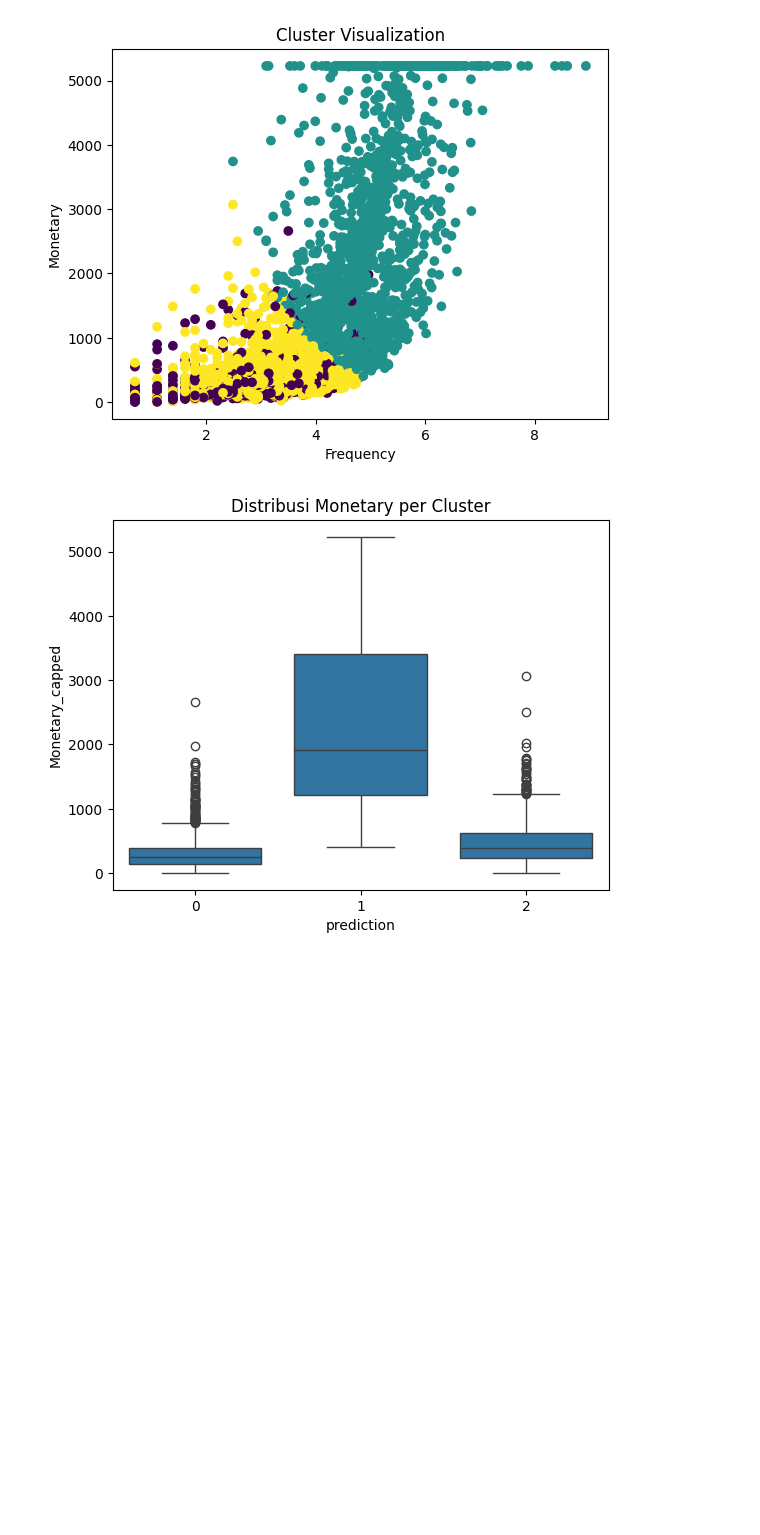
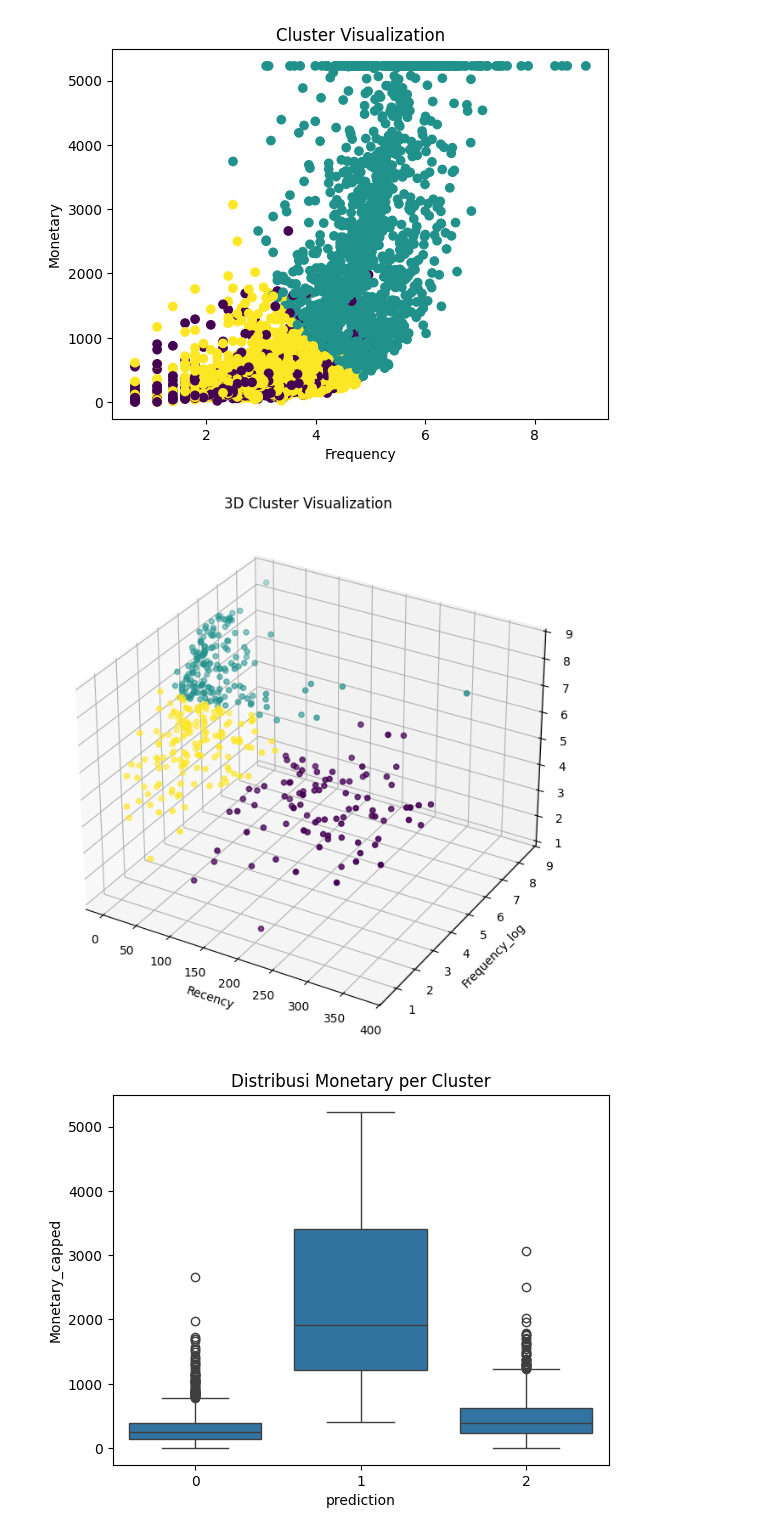
Before and after one commit to raudhatulathifah/Project-Big-Data, a Jupyter notebook: ml_clustering.ipynb, the cells around one changed output. Saved outputs shown, nothing was run; the diff lists cells and outputs as text; code cells hidden in the pictures; blank space fills up the shorter version.

```diff
--- a/ml_clustering.ipynb
+++ b/ml_clustering.ipynb
@@ -295,6 +390,36 @@ plt.title("Cluster Visualization")
 plt.show()
 # %% [output]
 [figure]
+# %%
+from mpl_toolkits.mplot3d import Axes3D
+
+sample_df = result.select(
+    "Recency",
+    "Frequency_log",
+    "Monetary_log",
+    "prediction"
+).sample(False, 0.1).toPandas()
+
+fig = plt.figure(figsize=(10,8))
+
+ax = fig.add_subplot(111, projection='3d')
+
+scatter = ax.scatter(
+    sample_df["Recency"],
+    sample_df["Frequency_log"],
+    sample_df["Monetary_log"],
+    c=sample_df["prediction"]
+)
+
+ax.set_xlabel("Recency")
+ax.set_ylabel("Frequency_log")
+ax.set_zlabel("Monetary_log")
+
+ax.set_title("3D Cluster Visualization")
+
+plt.show()
+# %% [output]
+[figure, added]
 # %%
 import seaborn as sns
 
```
Also changed, not shown: parts of 7 cells of this notebook.
